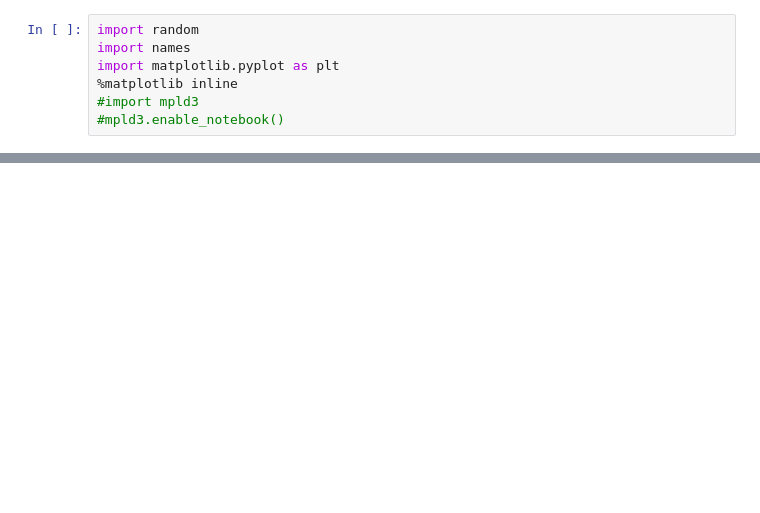
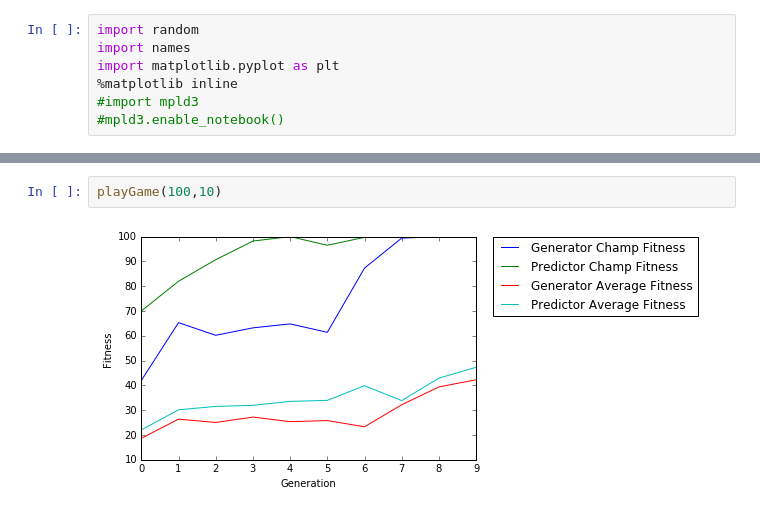
Before and after one commit to nrkfeller/co-evolution_game, a Jupyter notebook: proj.ipynb, the cells around one changed output, grey strips where cells are left out. Drawn from its saved outputs; the diff is of its cells as text; blank space fills up the shorter version.

```diff
--- a/proj.ipynb
+++ b/proj.ipynb
@@ -396,0 +346,4 @@ g
+# %%
+playGame(100,10)
+# %% [output]
+[figure, added]
```
Also changed, not shown: parts of 16 cells of this notebook.
